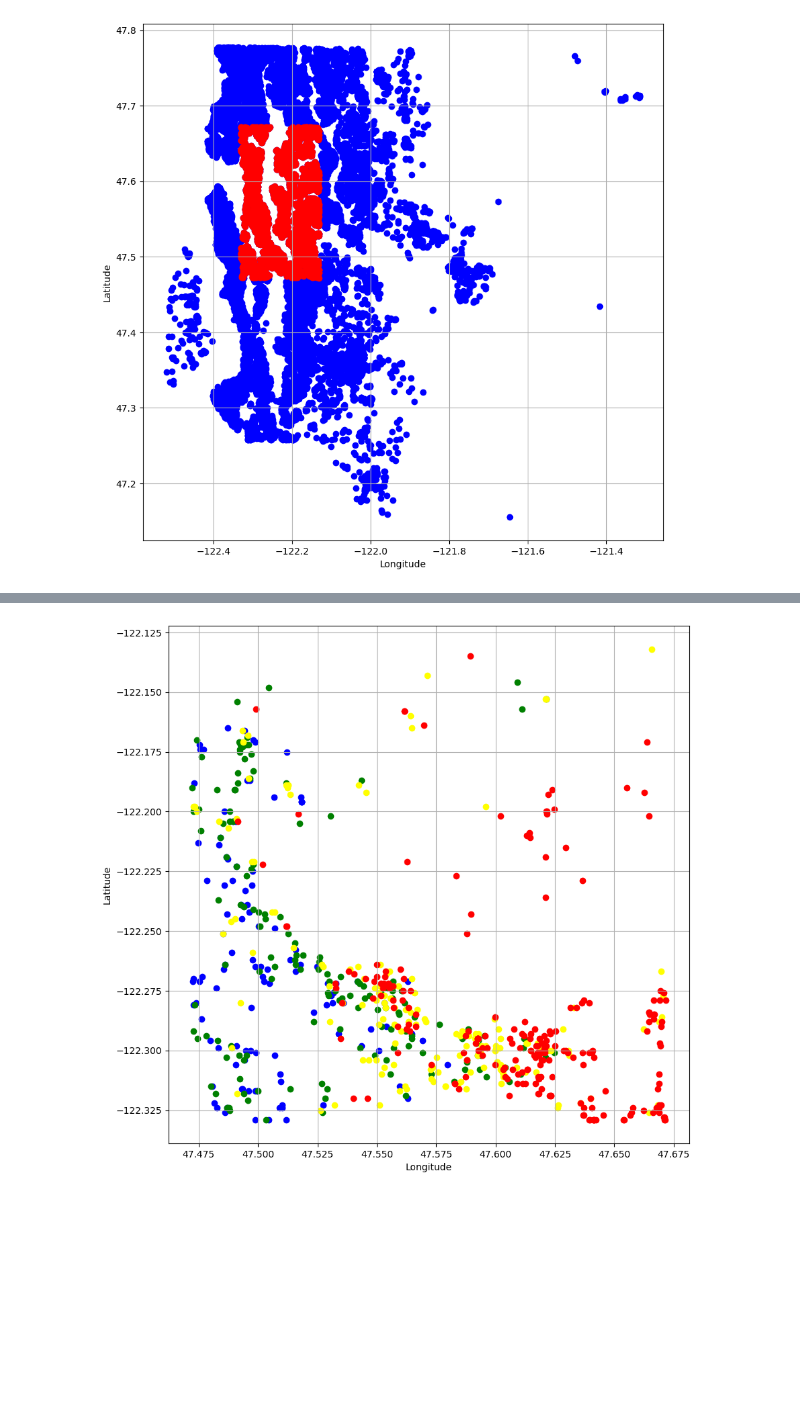
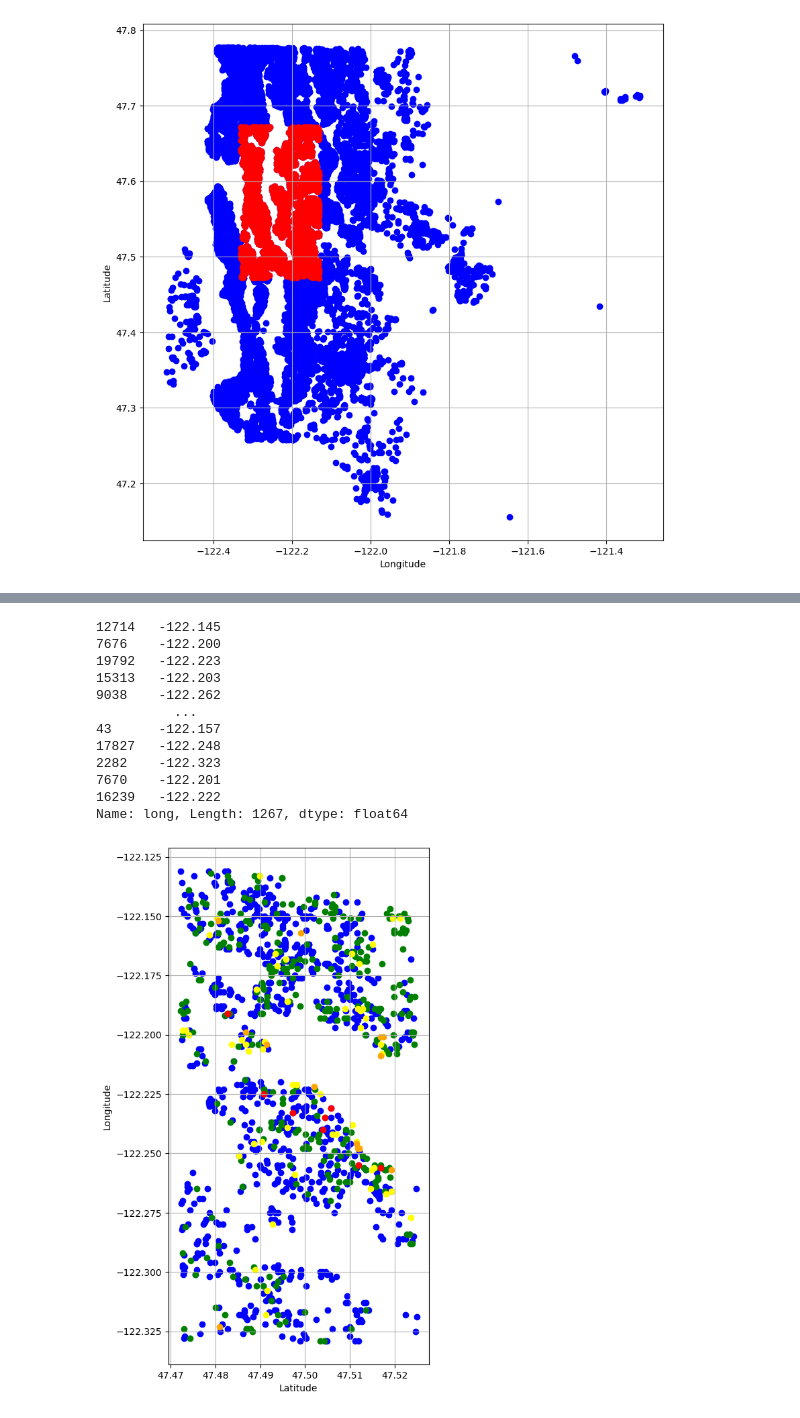
Before and after one commit to Riael42/NS-DS-EDA-Project, a Jupyter notebook: EDA.ipynb, the cells around one changed output, grey strips where cells are left out. Drawn from its saved outputs; the diff is of its cells as text; code cells hidden in the pictures; blank space fills up the shorter version.

```diff
--- a/EDA.ipynb
+++ b/EDA.ipynb
@@ -48,7 +49,7 @@ df_one
 merged_houses = df_one.merge(df_two, how='left', on='house_id')
 merged_houses
 
-sub_houses = merged_houses[["house_id", "yr_built", "yr_renovated", "lat", "long", "price", "sale_date"]]
+sub_houses = merged_houses[["house_id", "yr_built", "yr_renovated", "lat", "long", "price", "sale_date", "sqft_basement"]]
 sub_houses
 
 sorted_sub = sub_houses.sort_values(by=["house_id", "sale_date"], ascending=[True,False])
@@ -89,7 +90,7 @@ cent_df["yr_renovated"] = cent_df["yr_renovated"].astype(int)
 cent_df #Cleaned nans and bad years from the area we are interested in
 
 
-cent_df_tar = cent_df#[(cent_df['yr_built'] >= 1950) & (cent_df['yr_built'] <= 2010)]
+cent_df_tar = cent_df#[(cent_df['yr_built'] < 1950) & (cent_df['yr_built'] <= 2010)]
 #print(cent_df_tar["price"].sort_values())# = cent_df_tar[cent_df["price"] != 0 ]
 
 # Scatterplot them houses
@@ -168,0 +208,13 @@ plt.show()
+# %%
+#Only show prices between 25% and 75%
+scatter_houses["sqft_basement"] = scatter_houses["sqft_basement"].fillna(0)
+plt.figure(figsize=(10,10))
+cheapestcon = (scatter_houses["price"] >= 78000.000) & (scatter_houses["price"] <= 647625.000)
+bathroom_con = (scatter_houses["bathrooms"] >= 1) & (scatter_houses["bathrooms"] < 2)
+basement_con = (scatter_houses["sqft_basement"] > 0)
+final_con = cheapestcon & bathroom_con & basement_con
+plt.scatter(scatter_houses.loc[final_con, "lat"], scatter_houses.loc[final_con, "long"], c="blue")
+plt.xlabel("Longitude")
+plt.ylabel("Latitude")
+plt.grid(True)
+plt.show()
@@ -169,24 +223,46 @@ plt.show()
 # %%
-scatter_houses=scatter_houses[scatter_houses["bedrooms"] == 2]
+avg_houses = scatter_houses[scatter_houses["bedrooms"].isin([2, 3])]
+annoying = avg_houses[(avg_houses["price"] > 355000) & (avg_houses["price"] < 831000)]
+restrict_one = annoying[annoying["grade"] > 5]
+restrict_two = restrict_one[restrict_one["sqft_basement"] > 0]
+restrict_three = restrict_two[restrict_two["view"] > 1]
+restrict_four = restrict_three[(restrict_three["bathrooms"] > 1) & (restrict_three["bathrooms"] < 2)]
+restrict_four.sort_values("sqft_lot", ascending=False)
+restrict_four = restrict_four[restrict_four["lat"] < 47.525]
+scatter_houses = scatter_houses[scatter_houses["lat"] < 47.525]
+print(scatter_houses["long"])
 
-plt.figure(figsize=(10,10))
-
+plt.figure(figsize=(5,10))
 #color cheapest 25% blue ppsqm >= 87.713 & < 207.547
 cheapestcon = (scatter_houses["ppsqm"] >= 87.713) & (scatter_houses["ppsqm"] < 207.547)
 plt.scatter(scatter_houses.loc[cheapestcon, "lat"], scatter_houses.loc[cheapestcon, "long"], c="blue")
 #color 25-50 green ppsqm >= 207.547 & < 289.474
 cheapcon = (scatter_houses["ppsqm"] >= 207.547) & (scatter_houses["ppsqm"] < 289.474)
 plt.scatter(scatter_houses.loc[cheapcon, "lat"], scatter_houses.loc[cheapcon, "long"], c="green")
 #color 50-75 yellow >= 289.474 & < 380.403
 medcon = (scatter_houses["ppsqm"] >= 289.474) & (scatter_houses["ppsqm"] < 380.403)
 plt.scatter(scatter_houses.loc[medcon, "lat"], scatter_houses.loc[medcon, "long"], c="yellow")
 #color 75-100 blue >= 798.122
 richcon = (scatter_houses["ppsqm"] >= 380.403)
-plt.scatter(scatter_houses.loc[richcon, "lat"], scatter_houses.loc[richcon, "long"], c="red")
+plt.scatter(scatter_houses.loc[richcon, "lat"], scatter_houses.loc[richcon, "long"], c="orange")
 
-plt.xlabel("Longitude")
-plt.ylabel("Latitude")
+plt.scatter(restrict_four["lat"], restrict_four["long"], c="red")
+
+plt.xlabel("Latitude")
+plt.ylabel("Longitude")
 plt.grid(True)
 plt.show()
 # %% [output]
+12714   -122.145
+7676    -122.200
+19792   -122.223
+15313   -122.203
+9038    -122.262
+          ...
+43      -122.157
+17827   -122.248
+2282    -122.323
+7670    -122.201
+16239   -122.222
+Name: long, Length: 1267, dtype: float64
-[figure, old version]
+[figure, new version]
```
Also changed, not shown: parts of 5 cells of this notebook.
